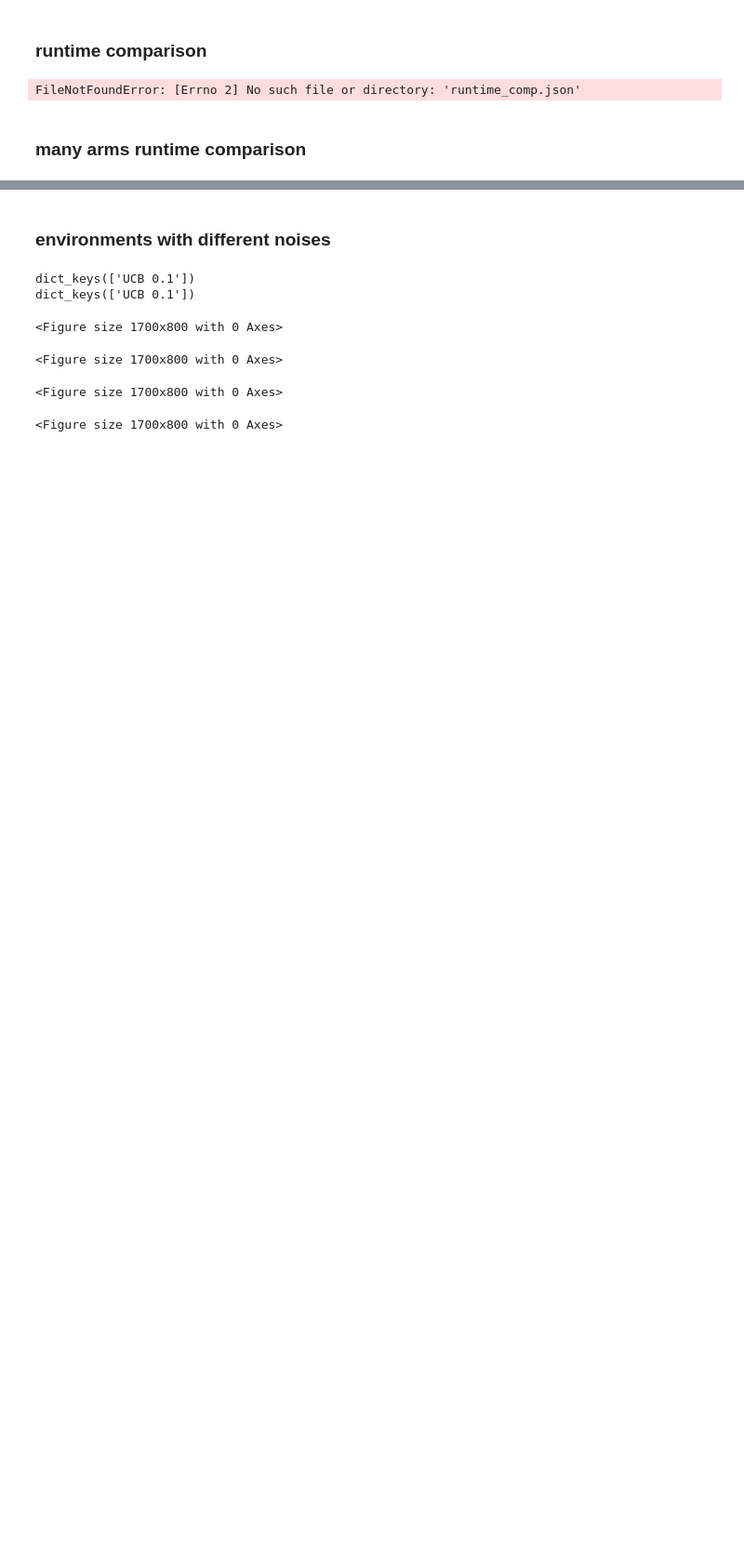
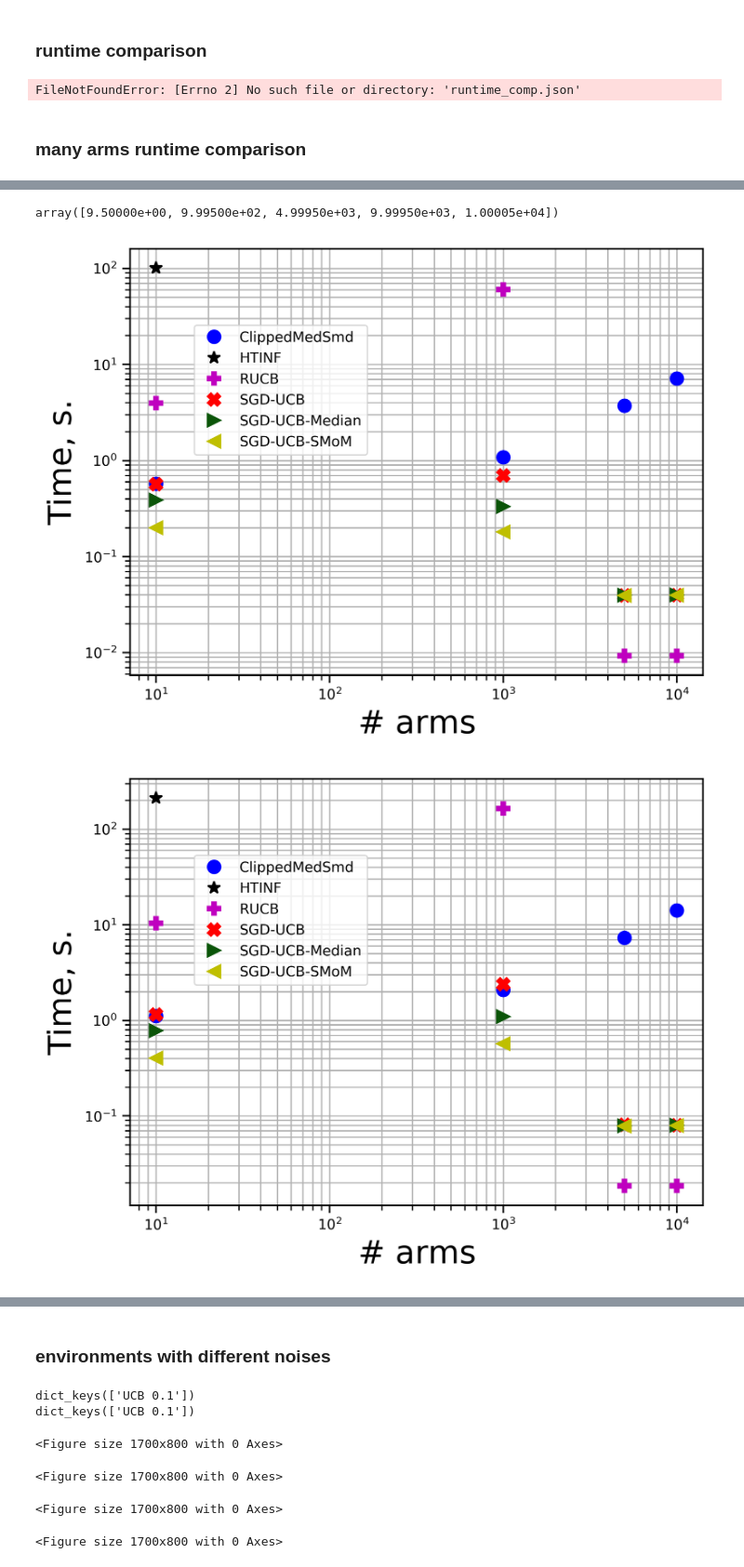
Before and after one commit to IAIOnline/fast_SGD_UCB, a Jupyter notebook: experiment_drawer.ipynb, the cells around one changed output, grey strips where cells are left out. Shown at 93% size. Cells and saved outputs as stored; diff of their text form; code cells hidden in the pictures; blank space fills up the shorter version.

Commit message:
Update readme. Update experiment with runtimes

```diff
--- a/experiment_drawer.ipynb
+++ b/experiment_drawer.ipynb
@@ -188,19 +194,0 @@ df
-# %%
-import matplotlib.pyplot as plt
-
-df['div'] = (df.iloc[:,1]/df.iloc[:,2])
-# y = df.iloc[:,3]
-
-# plt.plot(x, y, ".")
-names = ['RUCB', "SGD-UCB", 'SGD-UCB-Median','SGD-UCB-SMoM',]
-tags = ["x", 'o', '.', "+"]
-for tag, name, elem in zip(tags, names, df.groupby("Algorithms")):
-    # name = elem[0]
-    x = elem[1]['div']
-    y = elem[1]['Runtime, s.']
-    plt.plot(x, y, tag, label = name)
-plt.legend()
-plt.yscale("log")
-plt.xscale("log")
-plt.xlabel(r"$T/|A|$")
-plt.ylabel("time, s.")
@@ -236,0 +201,56 @@ plt.show()
+# %%
+labels = df[r"$\#$ arms"].unique()
+np.concat([labels - 0.5, np.array([labels[-1] + 0.5])])
+# %% [output]
+array([9.50000e+00, 9.99500e+02, 4.99950e+03, 9.99950e+03, 1.00005e+04])
+# %%
+import matplotlib.pyplot as plt
+from matplotlib.colors import BoundaryNorm, ListedColormap
+import seaborn as sns
+from experiment_helpers import drawer
+
+def get_fig_set_style(lines_count):
+    params = {
+            # "legend.fontsize": 40,
+            # "lines.markersize": 10,
+            "axes.labelsize": 15,
+            "axes.titlesize": 15,
+            # "xtick.labelsize": 10,
+            # "ytick.labelsize": 10,
+            "font.size": 20,
+            #  "text.usetex": True
+        }
+    colors_list = ["blue", "black", "m", "red", "#0b5509", "y", "g", "y", "c", "g"]
+    sns.set_context("paper", rc=params)
+    fig, ax = plt.subplots(dpi=450)
+    plt.grid(which="both")
+    return fig, ax, colors_list
+
+
+names = ['RUCB', "SGD-UCB", 'SGD-UCB-Median','SGD-UCB-SMoM','Clipped Med', "HTINF"]
+tags = [ 'o', '*', "P", "X", ">", "<"]
+
+figures = [get_fig_set_style(5) for _ in range(4)] # figures[i] -> (fig, ax)
+colors = figures[0][2]
+for tag, name, color, elem in zip(tags, names, colors, df.groupby("Algorithms")):
+    # print(name)
+    for num, in_elem in enumerate(elem[1].groupby(r"T, $\#$ steps")):
+        name = elem[1]["pretty_name"].values[0]
+        if name[-1].isdigit():
+            name = name[:-4]
+        x = in_elem[1][r"$\#$ arms"]
+        y = in_elem[1]['Runtime, s.']
+        # values = elem[1].iloc[:,3]
+        figures[num][1].plot(x, y, tag, label = name, color = color, markersize=8)
+
+        # figures[num][0].suptitle(rf"$\#$ arms: {in_elem[0]}")
+
+for i in range(4):
+    figures[i][1].legend(bbox_to_anchor=(0.1, 0.5)) #(loc = "upper left")
+    figures[i][1].set_yscale("log")
+    figures[i][1].set_xscale("log")
+    figures[i][1].set_xlabel(r"$\#$ arms")
+    figures[i][1].set_ylabel("Time, s.")
+# %% [output]
+[figure, added]
+[figure, added]
```
Also changed, not shown: parts of 11 cells of this notebook, 5 other files.
